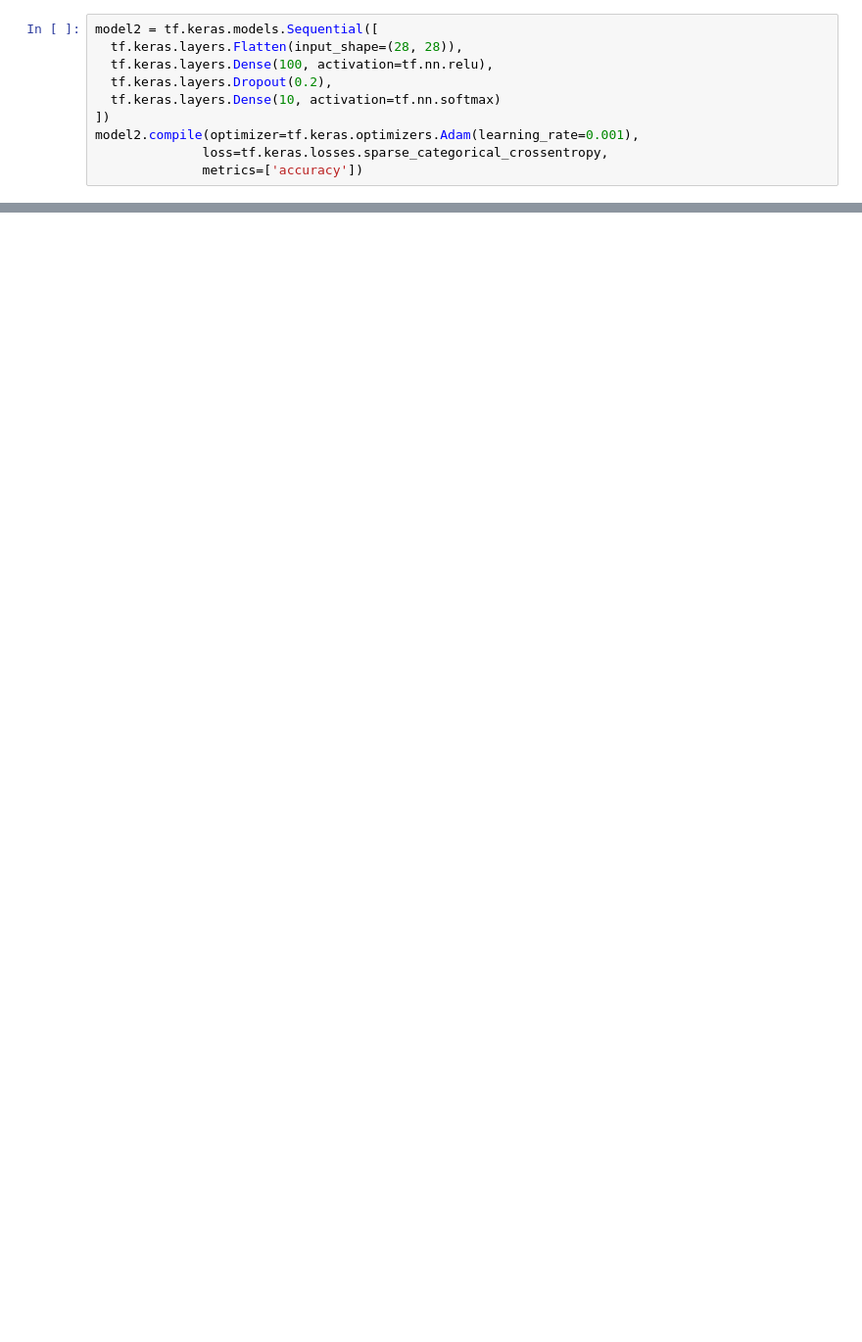
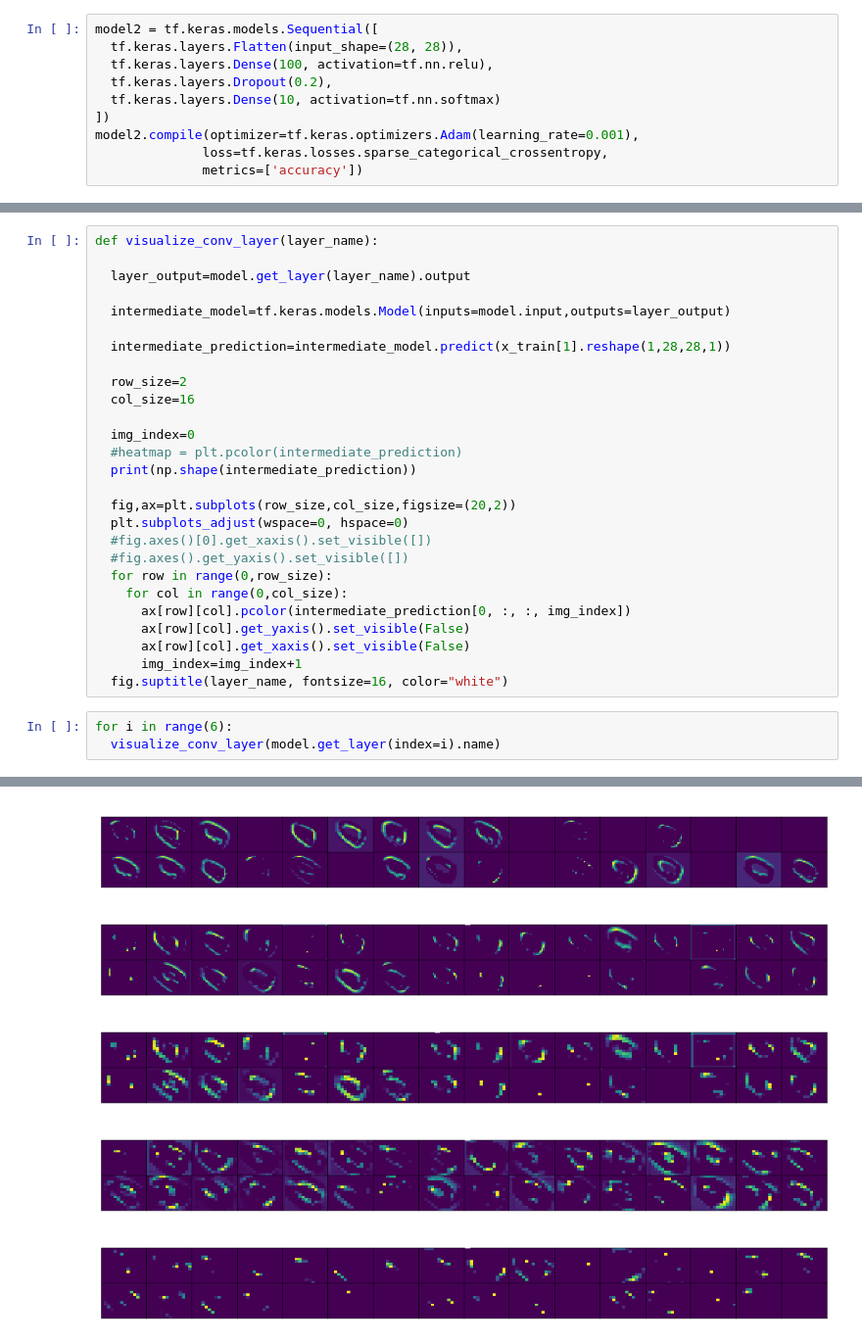
Before and after one commit to fisherj1/Neural, a Jupyter notebook: Lesson4.ipynb, the cells around one changed output, grey strips where cells are left out. Shown: that part at 98% size. Saved outputs shown, nothing was run; the diff lists cells and outputs as text; blank space fills up the shorter version.

```diff
--- a/Lesson4.ipynb
+++ b/Lesson4.ipynb
@@ -217,0 +187,31 @@ plt.show()
+# %%
+def visualize_conv_layer(layer_name):
+
+  layer_output=model.get_layer(layer_name).output
+
+  intermediate_model=tf.keras.models.Model(inputs=model.input,outputs=layer_output)
+
+  intermediate_prediction=intermediate_model.predict(x_train[1].reshape(1,28,28,1))
+
+  row_size=2
+  col_size=16
+
+  img_index=0
+  #heatmap = plt.pcolor(intermediate_prediction)
+  print(np.shape(intermediate_prediction))
+
+  fig,ax=plt.subplots(row_size,col_size,figsize=(20,2))
+  plt.subplots_adjust(wspace=0, hspace=0)
+  #fig.axes()[0].get_xaxis().set_visible([])
+  #fig.axes().get_yaxis().set_visible([])
+  for row in range(0,row_size):
+    for col in range(0,col_size):
+      ax[row][col].pcolor(intermediate_prediction[0, :, :, img_index])
+      ax[row][col].get_yaxis().set_visible(False)
+      ax[row][col].get_xaxis().set_visible(False)
+      img_index=img_index+1
+  fig.suptitle(layer_name, fontsize=16, color="white")
+# %%
+for i in range(6):
+  visualize_conv_layer(model.get_layer(index=i).name)
+# %% [output]
@@ -217,0 +230,5 @@ plt.show()
+[figure, added]
+[figure, added]
+[figure, added]
+[figure, added]
+[figure, added]
```
Also changed, not shown: parts of 11 cells of this notebook.
